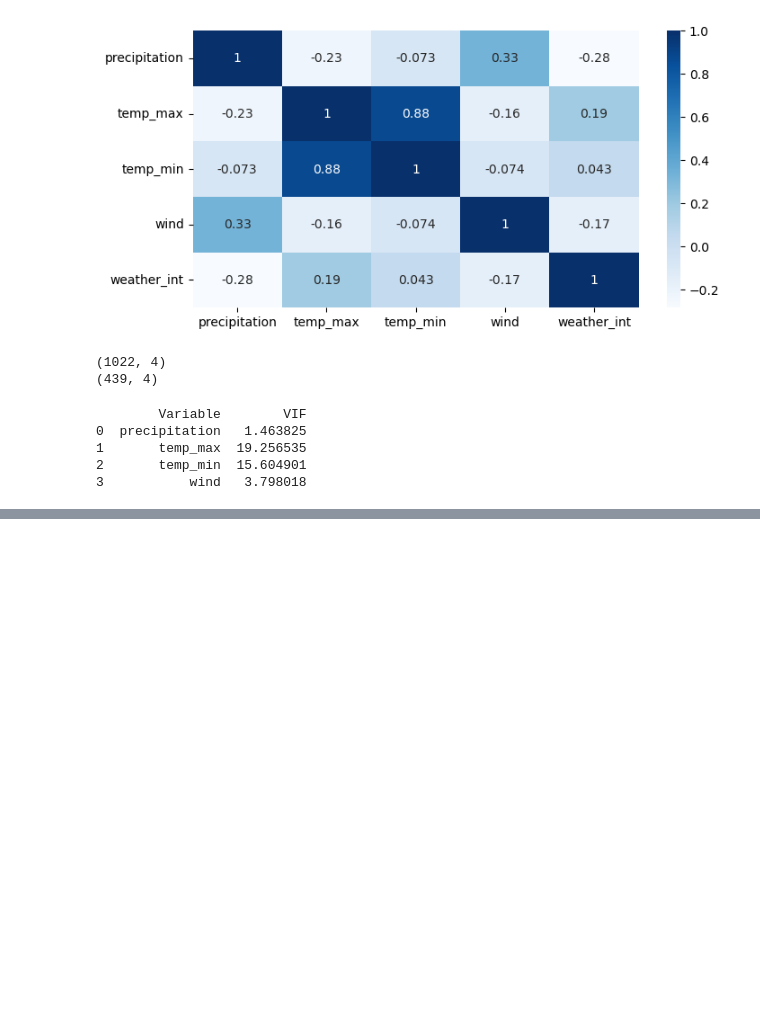
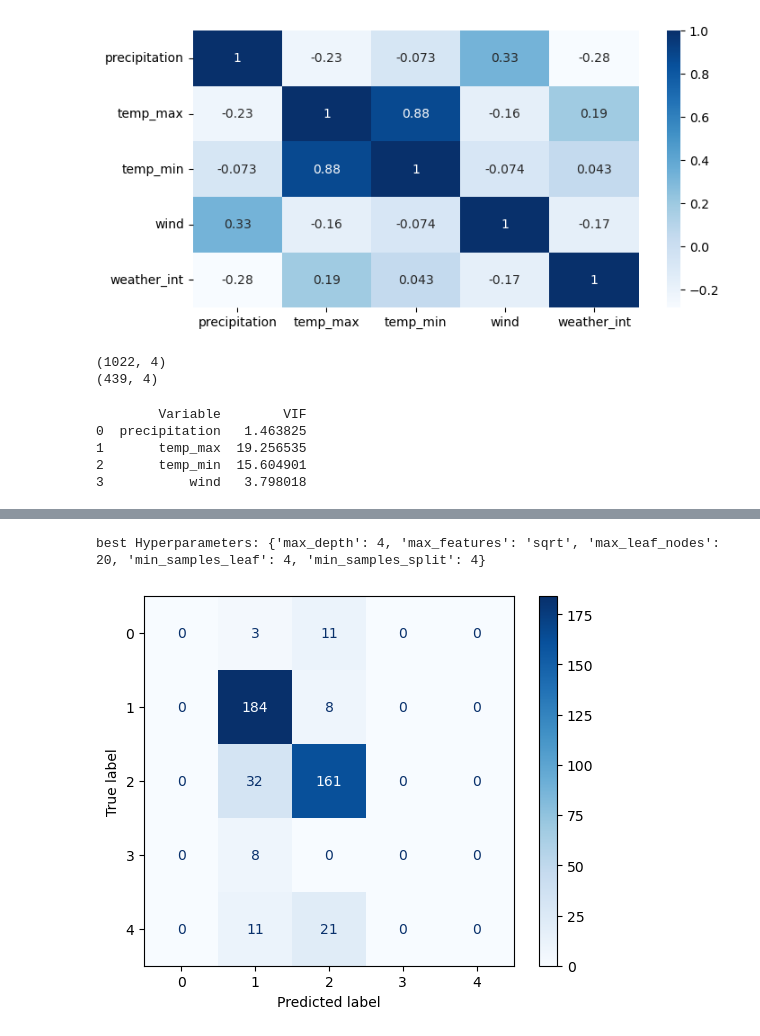
Before and after one commit to jenaro1804/TC2004B-Jenaro, a Jupyter notebook: notebooks/modulo2/decision_tree_practica.ipynb, the cells around one changed output, grey strips where cells are left out. Cells and saved outputs as stored; diff of their text form; code cells hidden in the pictures; blank space fills up the shorter version.

```diff
--- a/notebooks/modulo 2/decision_tree_practica.ipynb
+++ b/notebooks/modulo2/decision_tree_practica.ipynb
@@ -164,0 +181,11 @@ Prediccion  [2 1 0 0 1 1 2 2 1 0 2 2 1 0 1 1 2 2 2 2 1 2 1 2 2 1 0 2 0 4 1 2 4 1
+# %%
+param_grid = {
+    'max_depth' : [2,3,4,5,None],
+    'min_samples_split' :[2,4,6,10],
+    'min_samples_leaf': [1,2,4],
+    'max_features': [None, "sqrt", 'log2'],
+    'max_leaf_nodes': [None, 5, 10, 20]
+}
+# %%
+grid_search = GridSearchCV(estimator=clf, param_grid=param_grid, cv=5, scoring="accuracy", n_jobs=1, verbose=1)
+grid_search.fit(X_train, y_train)
@@ -164,0 +201,14 @@ Prediccion  [2 1 0 0 1 1 2 2 1 0 2 2 1 0 1 1 2 2 2 2 1 2 1 2 2 1 0 2 0 4 1 2 4 1
+# %%
+best_model = grid_search.best_estimator_
+print("best Hyperparameters:", grid_search.best_params_)
+# %% [output]
+best Hyperparameters: {'max_depth': 4, 'max_features': 'sqrt', 'max_leaf_nodes': 20, 'min_samples_leaf': 4, 'min_samples_split': 4}
+# %%
+y_pred = best_model.predict(X_test)
+# %%
+cm = confusion_matrix(y_test, y_pred, labels=best_model.classes_)
+disp = ConfusionMatrixDisplay(confusion_matrix=cm, display_labels=clf.classes_)
+disp.plot(cmap=plt.cm.Blues)
+plt.show()
+# %% [output]
+[figure, added]
```
Also changed, not shown: parts of 10 cells of this notebook.
